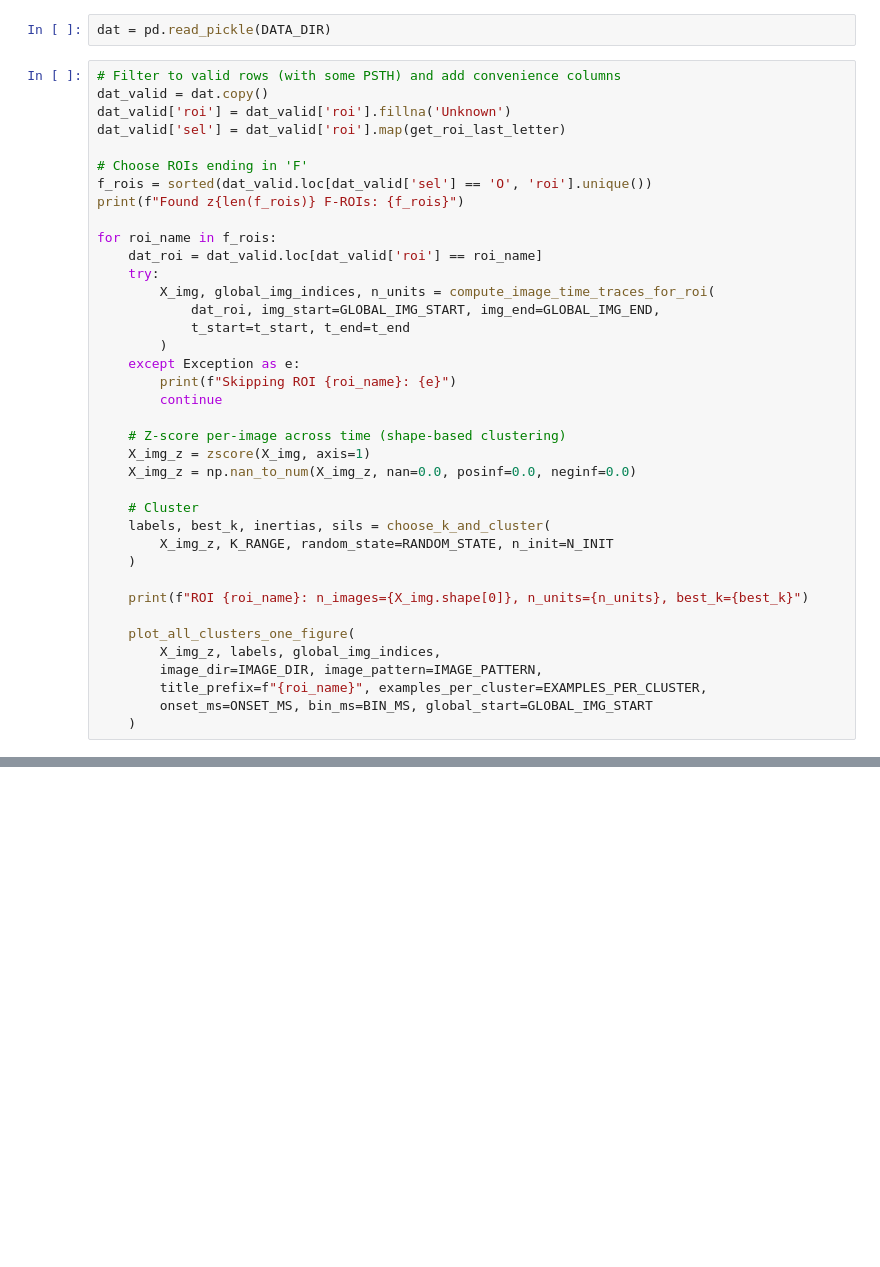
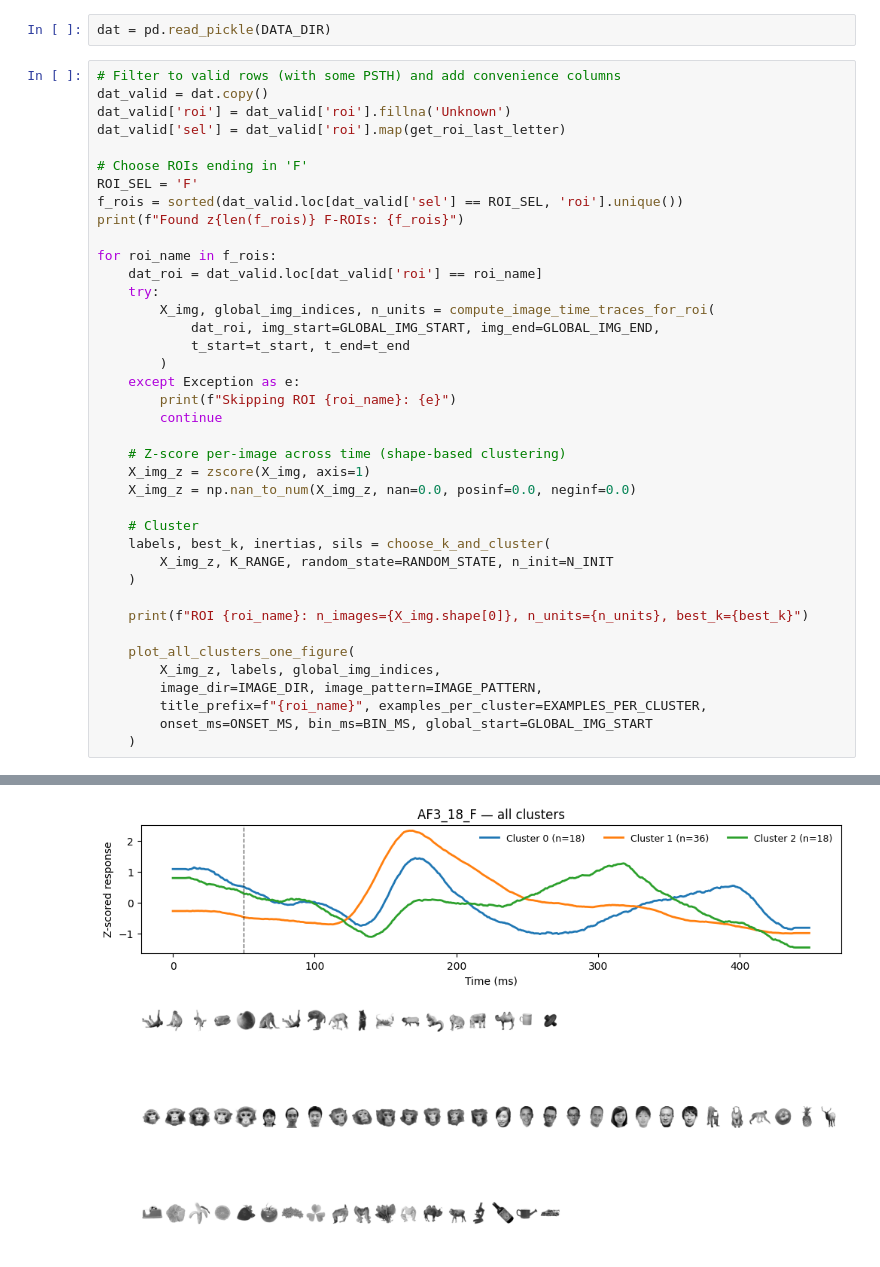
Before and after one commit to aimarvi/triplen, a Jupyter notebook: kmeans/within_roi.ipynb, the cells around one changed output, grey strips where cells are left out. Saved outputs shown, nothing was run; the diff lists cells and outputs as text; blank space fills up the shorter version.

```diff
--- a/kmeans/within_roi.ipynb
+++ b/kmeans/within_roi.ipynb
@@ -259,7 +259,8 @@ dat_valid['roi'] = dat_valid['roi'].fillna('Unknown')
 dat_valid['sel'] = dat_valid['roi'].map(get_roi_last_letter)
 
 # Choose ROIs ending in 'F'
-f_rois = sorted(dat_valid.loc[dat_valid['sel'] == 'O', 'roi'].unique())
+ROI_SEL = 'F'
+f_rois = sorted(dat_valid.loc[dat_valid['sel'] == ROI_SEL, 'roi'].unique())
 print(f"Found z{len(f_rois)} F-ROIs: {f_rois}")
 
 for roi_name in f_rois:
@@ -290,3 +291,4 @@ for roi_name in f_rois:
         title_prefix=f"{roi_name}", examples_per_cluster=EXAMPLES_PER_CLUSTER,
         onset_ms=ONSET_MS, bin_ms=BIN_MS, global_start=GLOBAL_IMG_START
     )
+# %% [output]
@@ -292,0 +297 @@ for roi_name in f_rois:
+[figure, added]
```
Also changed, not shown: parts of 2 cells of this notebook, 2 other files.
